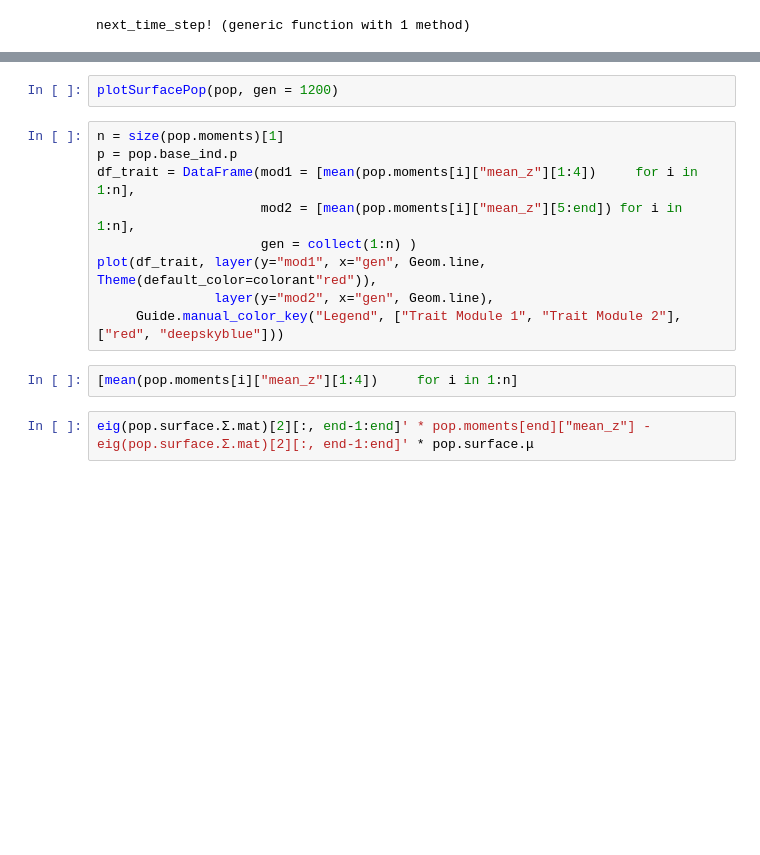
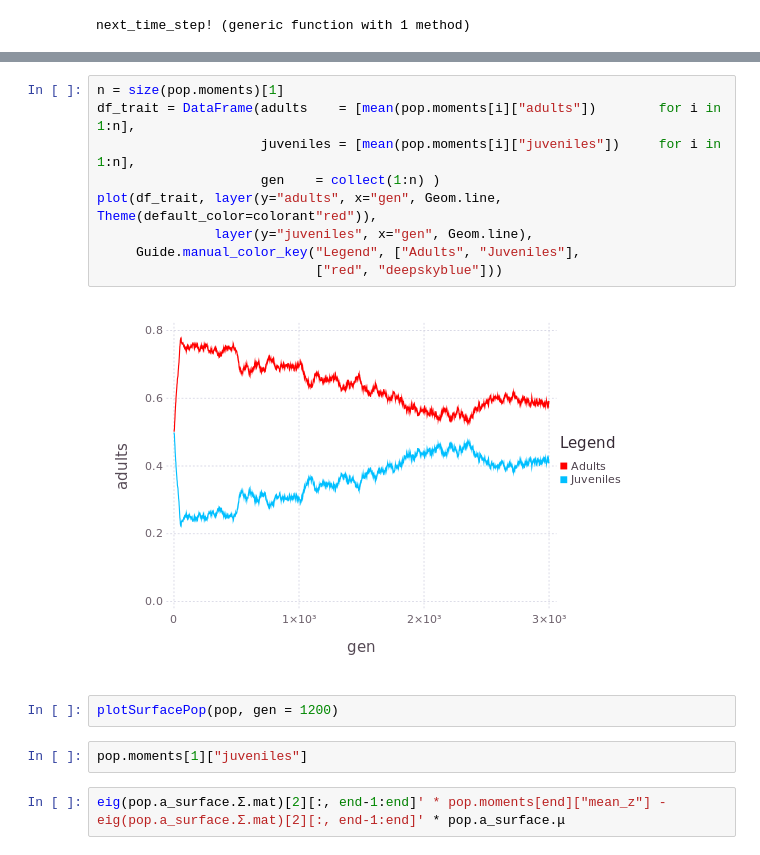
Before and after one commit to diogro/evomod_julia, a Jupyter notebook: evomod_with_growth.ipynb, the cells around one changed output, grey strips where cells are left out. Drawn from its saved outputs; the diff is of its cells as text; blank space fills up the shorter version.

```diff
--- a/evomod_with_growth.ipynb
+++ b/evomod_with_growth.ipynb
@@ -423,15 +457,17 @@ Guide.manual_color_key("Legend", ["Within", "Between"], ["red", "deepskyblue"]))
+# %%
+n = size(pop.moments)[1]
+df_trait = DataFrame(adults    = [mean(pop.moments[i]["adults"])        for i in 1:n],
+                     juveniles = [mean(pop.moments[i]["juveniles"])     for i in 1:n],
+                     gen    = collect(1:n) )
+plot(df_trait, layer(y="adults", x="gen", Geom.line, Theme(default_color=colorant"red")),
+               layer(y="juveniles", x="gen", Geom.line),
+     Guide.manual_color_key("Legend", ["Adults", "Juveniles"],
+                            ["red", "deepskyblue"]))
+# %% [output]
+[figure, added]
 # %%
 plotSurfacePop(pop, gen = 1200)
-# %%
-n = size(pop.moments)[1]
-p = pop.base_ind.p
-df_trait = DataFrame(mod1 = [mean(pop.moments[i]["mean_z"][1:4])     for i in 1:n],
-                     mod2 = [mean(pop.moments[i]["mean_z"][5:end]) for i in 1:n],
-                     gen = collect(1:n) )
-plot(df_trait, layer(y="mod1", x="gen", Geom.line, Theme(default_color=colorant"red")),
-               layer(y="mod2", x="gen", Geom.line),
-     Guide.manual_color_key("Legend", ["Trait Module 1", "Trait Module 2"], ["red", "deepskyblue"]))
-# %%
-[mean(pop.moments[i]["mean_z"][1:4])     for i in 1:n]
+# %%
+pop.moments[1]["juveniles"]
 # %%
-eig(pop.surface.Σ.mat)[2][:, end-1:end]' * pop.moments[end]["mean_z"] - eig(pop.surface.Σ.mat)[2][:, end-1:end]' * pop.surface.μ
+eig(pop.a_surface.Σ.mat)[2][:, end-1:end]' * pop.moments[end]["mean_z"] - eig(pop.a_surface.Σ.mat)[2][:, end-1:end]' * pop.a_surface.μ
```
Also changed, not shown: parts of 14 cells of this notebook.
